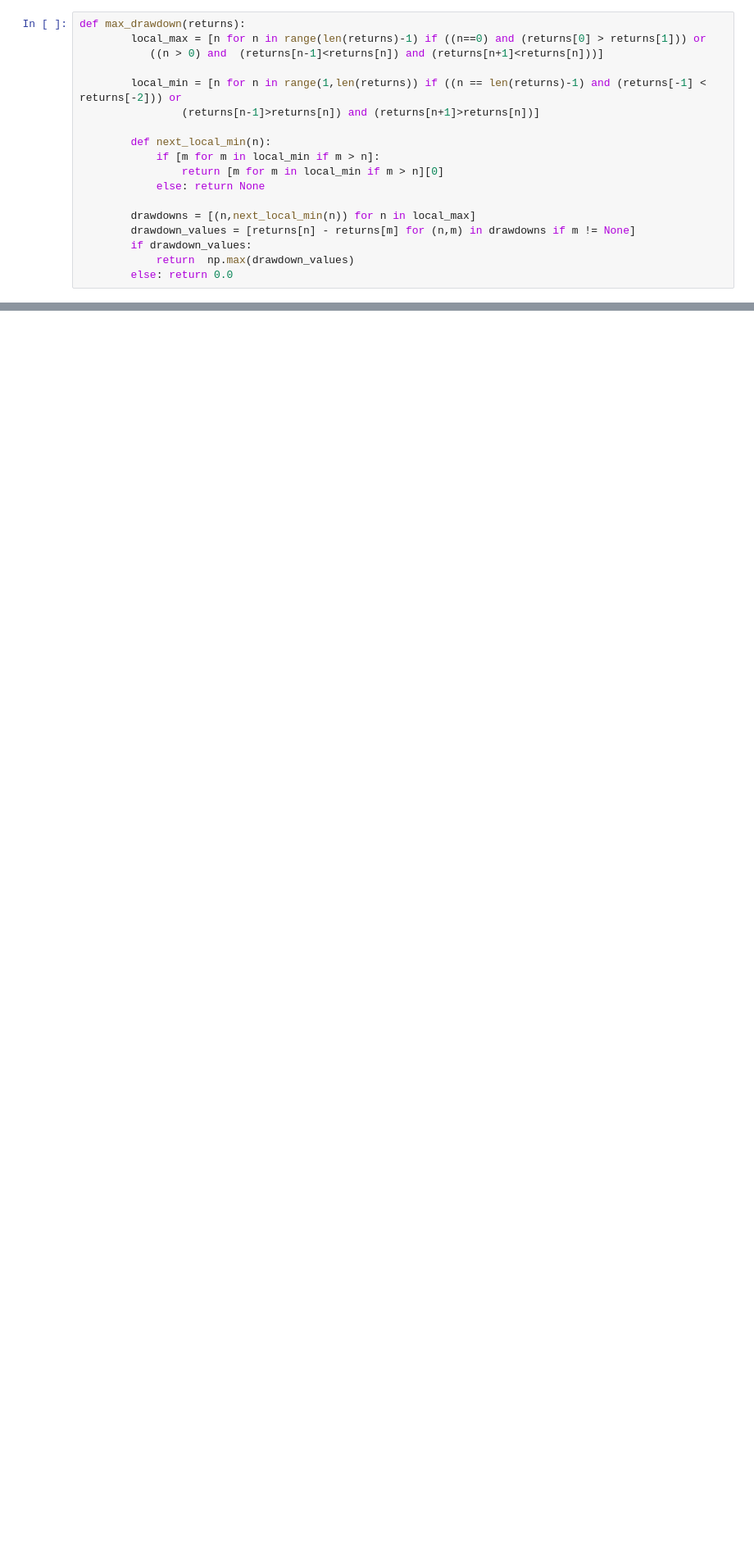
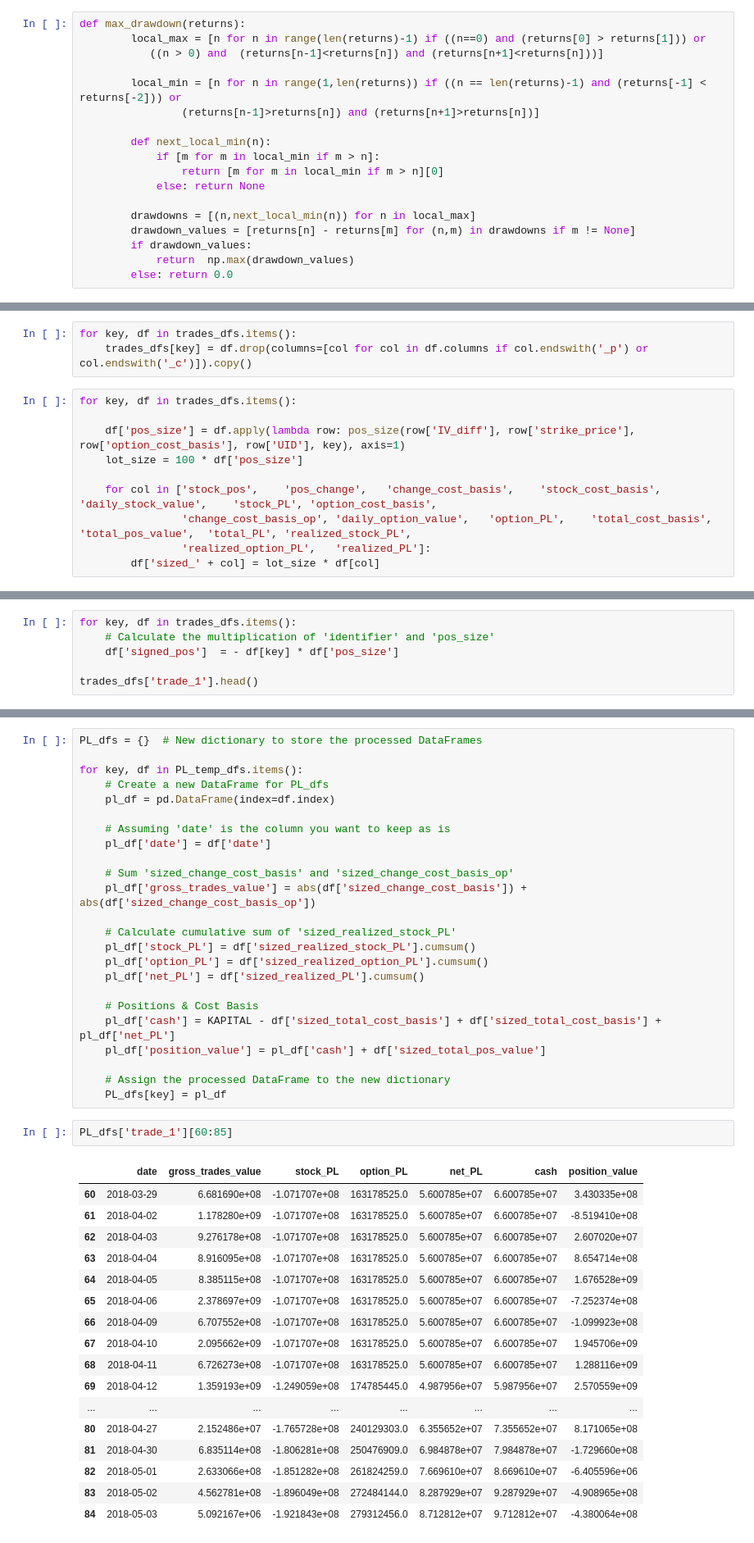
Before and after one commit to jyfinm/QTS_Final_Project, a Jupyter notebook: limits.ipynb, the cells around one changed output, grey strips where cells are left out. Shown at 82% size. Cells and saved outputs as stored; diff of their text form; blank space fills up the shorter version.

```diff
--- a/limits.ipynb
+++ b/limits.ipynb
@@ -92,0 +491,13 @@ def pos_limit(df):
+# %%
+for key, df in trades_dfs.items():
+    trades_dfs[key] = df.drop(columns=[col for col in df.columns if col.endswith('_p') or col.endswith('_c')]).copy()
+# %%
+for key, df in trades_dfs.items():
+
+    df['pos_size'] = df.apply(lambda row: pos_size(row['IV_diff'], row['strike_price'], row['option_cost_basis'], row['UID'], key), axis=1)
+    lot_size = 100 * df['pos_size']
+
+    for col in ['stock_pos',	'pos_change',	'change_cost_basis',	'stock_cost_basis',	'daily_stock_value',	'stock_PL',	'option_cost_basis',
+                'change_cost_basis_op', 'daily_option_value',	'option_PL',	'total_cost_basis',	'total_pos_value',	'total_PL',	'realized_stock_PL',
+                'realized_option_PL',	'realized_PL']:
+        df['sized_' + col] = lot_size * df[col]
@@ -92,0 +513,6 @@ def pos_limit(df):
+# %%
+for key, df in trades_dfs.items():
+    # Calculate the multiplication of 'identifier' and 'pos_size'
+    df['signed_pos']  = - df[key] * df['pos_size']
+
+trades_dfs['trade_1'].head()
@@ -92,0 +645,44 @@ def pos_limit(df):
+# %%
+PL_dfs = {}  # New dictionary to store the processed DataFrames
+
+for key, df in PL_temp_dfs.items():
+    # Create a new DataFrame for PL_dfs
+    pl_df = pd.DataFrame(index=df.index)
+
+    # Assuming 'date' is the column you want to keep as is
+    pl_df['date'] = df['date']
+
+    # Sum 'sized_change_cost_basis' and 'sized_change_cost_basis_op'
+    pl_df['gross_trades_value'] = abs(df['sized_change_cost_basis']) + abs(df['sized_change_cost_basis_op'])
+
+    # Calculate cumulative sum of 'sized_realized_stock_PL'
+    pl_df['stock_PL'] = df['sized_realized_stock_PL'].cumsum()
+    pl_df['option_PL'] = df['sized_realized_option_PL'].cumsum()
+    pl_df['net_PL'] = df['sized_realized_PL'].cumsum()
+
+    # Positions & Cost Basis
+    pl_df['cash'] = KAPITAL - df['sized_total_cost_basis'] + df['sized_total_cost_basis'] + pl_df['net_PL']
+    pl_df['position_value'] = pl_df['cash'] + df['sized_total_pos_value']
+
+    # Assign the processed DataFrame to the new dictionary
+    PL_dfs[key] = pl_df
+# %%
+PL_dfs['trade_1'][60:85]
+# %% [output]
+|  | date | gross_trades_value | stock_PL | option_PL | net_PL | cash | position_value |
+| 60 | 2018-03-29 | 6.681690e+08 | -1.071707e+08 | 163178525.0 | 5.600785e+07 | 6.600785e+07 | 3.430335e+08 |
+| 61 | 2018-04-02 | 1.178280e+09 | -1.071707e+08 | 163178525.0 | 5.600785e+07 | 6.600785e+07 | -8.519410e+08 |
+| 62 | 2018-04-03 | 9.276178e+08 | -1.071707e+08 | 163178525.0 | 5.600785e+07 | 6.600785e+07 | 2.607020e+07 |
+| 63 | 2018-04-04 | 8.916095e+08 | -1.071707e+08 | 163178525.0 | 5.600785e+07 | 6.600785e+07 | 8.654714e+08 |
+| 64 | 2018-04-05 | 8.385115e+08 | -1.071707e+08 | 163178525.0 | 5.600785e+07 | 6.600785e+07 | 1.676528e+09 |
+| 65 | 2018-04-06 | 2.378697e+09 | -1.071707e+08 | 163178525.0 | 5.600785e+07 | 6.600785e+07 | -7.252374e+08 |
+| 66 | 2018-04-09 | 6.707552e+08 | -1.071707e+08 | 163178525.0 | 5.600785e+07 | 6.600785e+07 | -1.099923e+08 |
+| 67 | 2018-04-10 | 2.095662e+09 | -1.071707e+08 | 163178525.0 | 5.600785e+07 | 6.600785e+07 | 1.945706e+09 |
+| 68 | 2018-04-11 | 6.726273e+08 | -1.071707e+08 | 163178525.0 | 5.600785e+07 | 6.600785e+07 | 1.288116e+09 |
+| 69 | 2018-04-12 | 1.359193e+09 | -1.249059e+08 | 174785445.0 | 4.987956e+07 | 5.987956e+07 | 2.570559e+09 |
+| ... | ... | ... | ... | ... | ... | ... | ... |
+| 80 | 2018-04-27 | 2.152486e+07 | -1.765728e+08 | 240129303.0 | 6.355652e+07 | 7.355652e+07 | 8.171065e+08 |
+| 81 | 2018-04-30 | 6.835114e+08 | -1.806281e+08 | 250476909.0 | 6.984878e+07 | 7.984878e+07 | -1.729660e+08 |
+| 82 | 2018-05-01 | 2.633066e+08 | -1.851282e+08 | 261824259.0 | 7.669610e+07 | 8.669610e+07 | -6.405596e+06 |
+| 83 | 2018-05-02 | 4.562781e+08 | -1.896049e+08 | 272484144.0 | 8.287929e+07 | 9.287929e+07 | -4.908965e+08 |
+| 84 | 2018-05-03 | 5.092167e+06 | -1.921843e+08 | 279312456.0 | 8.712812e+07 | 9.712812e+07 | -4.380064e+08 |
```
Also changed, not shown: parts of 41 cells of this notebook.
